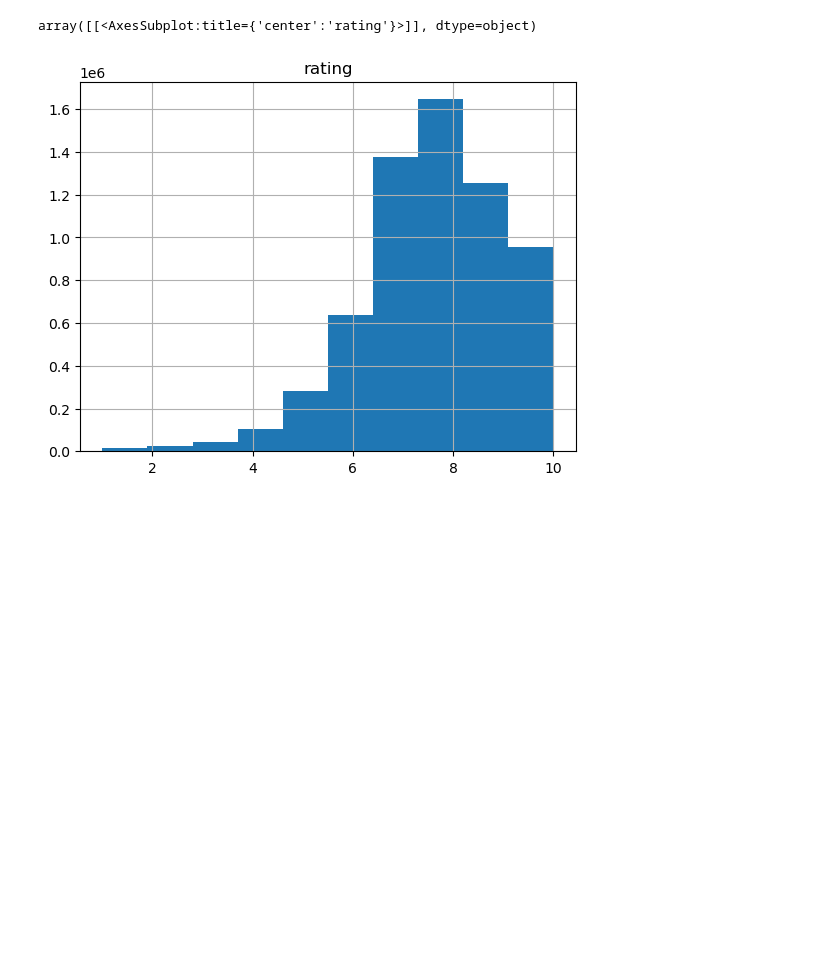
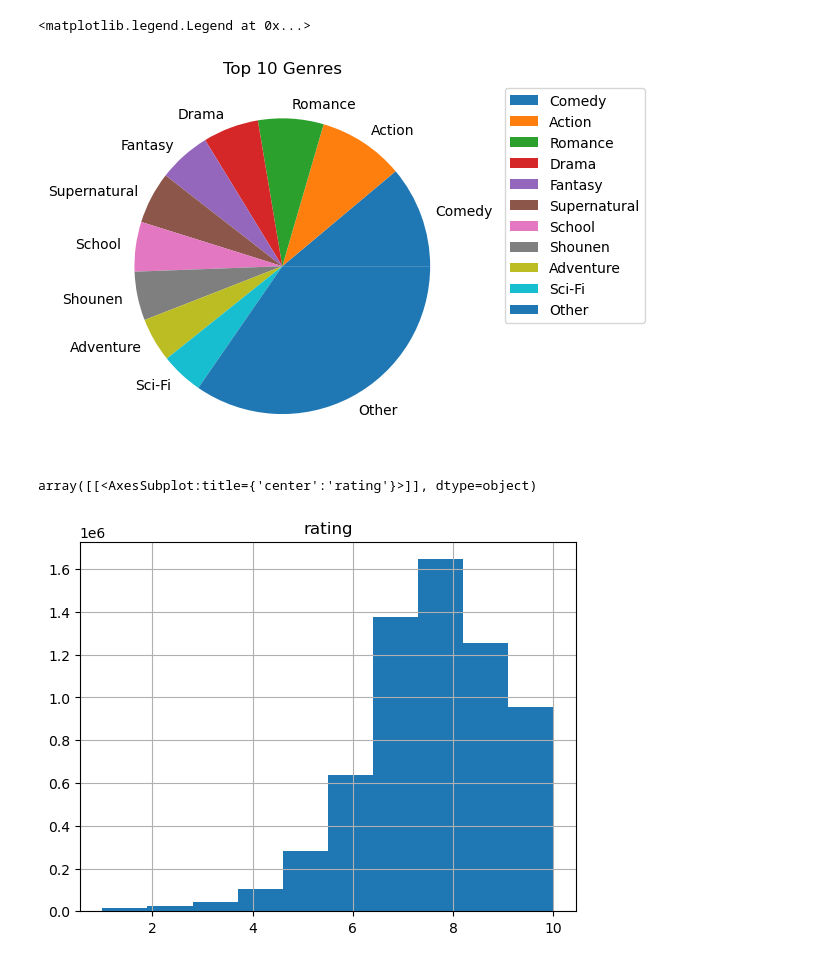
Before and after one commit to giacometti-r/Project2DA2023, a Jupyter notebook: data_exploration.ipynb, the cells around one changed output. Drawn from its saved outputs; the diff is of its cells as text; code cells hidden in the pictures; blank space fills up the shorter version.

```diff
--- a/data_exploration.ipynb
+++ b/data_exploration.ipynb
@@ -16,3 +69,14 @@ Column: user_id, Unique Values: {1, 2, 3, 5, 7, 8, 9, 10, 11, 12, 14, 15, 16, 17
+# %%
+top_10 = ranking_genre_df.head(10)
+not_top_10 = ranking_genre_df.tail(ranking_genre_df.shape[0]-10)['count'].sum()
+top_10 = top_10.append({'genre': 'Other', 'count': not_top_10}, ignore_index=True)
+top_10 = top_10.set_index('genre')
+# %%
+## PIE CHART BY GENRE ##
+top_10.plot.pie(y='count', ylabel='', title='Top 10 Genres').legend(bbox_to_anchor=(1.5, 1))
+# %% [output]
+<matplotlib.legend.Legend at 0x...>
+[figure, added]
 # %%
 ## DISTRIBUTION OF INDIVIDUAL RATINGS ##
 df.hist('rating')
```
Also changed, not shown: parts of 10 cells of this notebook, 2 other files.
